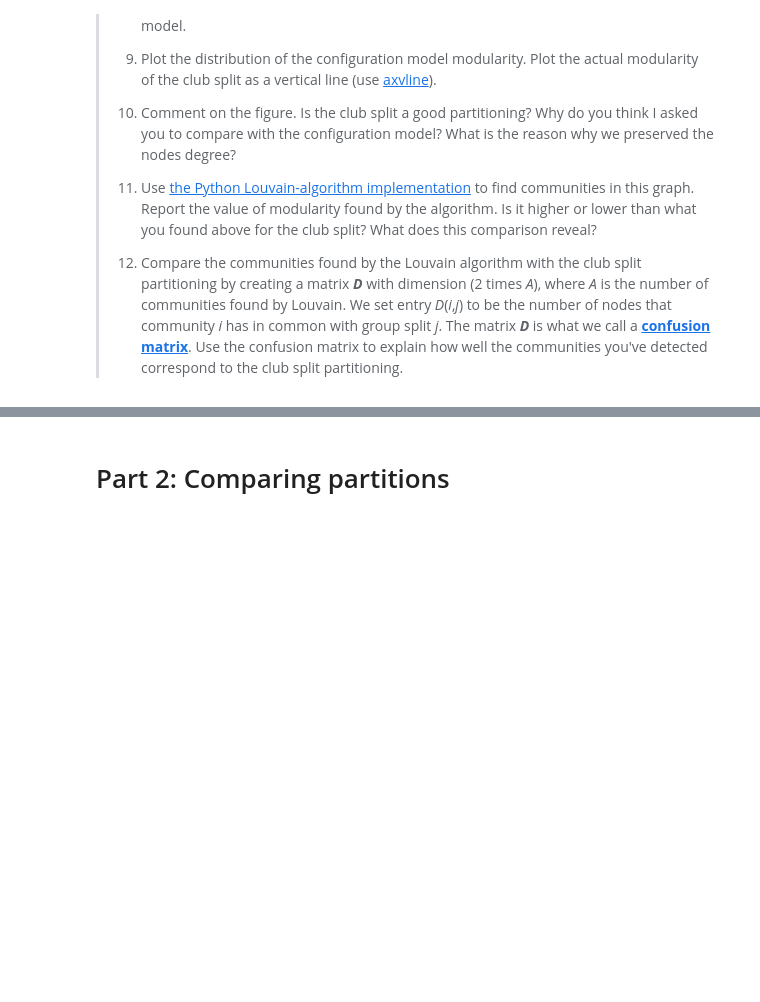
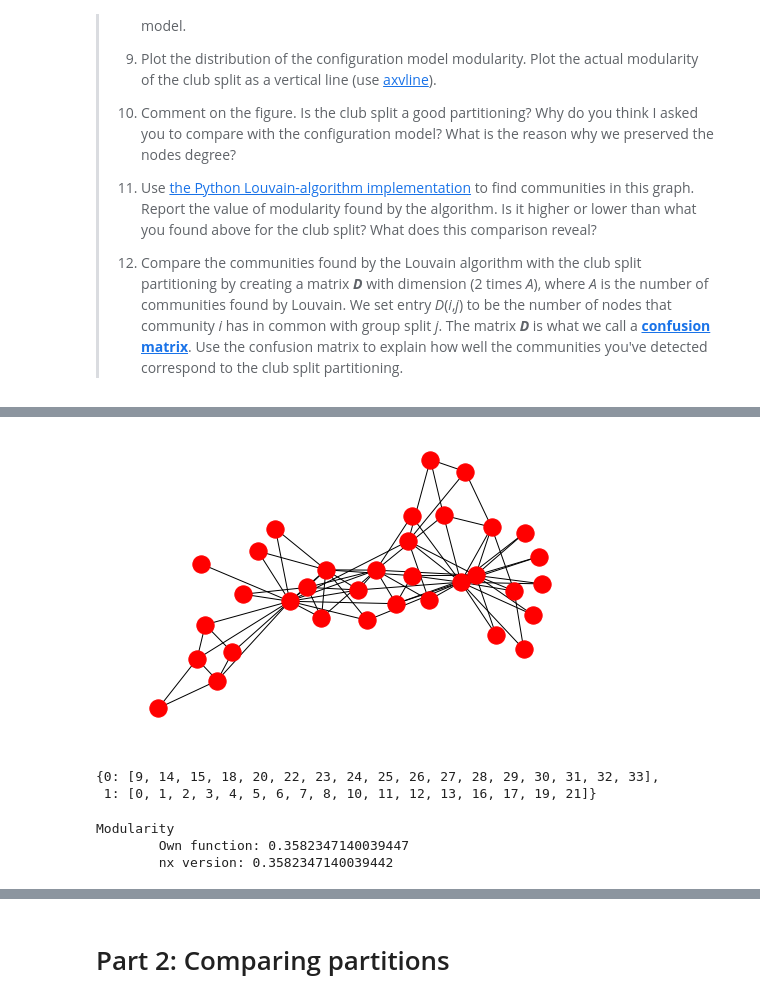
Before and after one commit to s183910/comsocsci2021, a Jupyter notebook: lectures/Week8.ipynb, the cells around one changed output, grey strips where cells are left out. Cells and saved outputs as stored; diff of their text form; code cells hidden in the pictures; blank space fills up the shorter version.

```diff
--- a/lectures/Week8.ipynb
+++ b/lectures/Week8.ipynb
@@ -46,3 +46,61 @@ _Exercise 1: Zachary's karate club_: And now, the idea is to put a bit into prac
 > 12.  Compare the communities found by the Louvain algorithm with the club split partitioning by creating a matrix **_D_** with dimension (2 times _A_), where _A_ is the number of communities found by Louvain. We set entry _D_(_i_,_j_) to be the number of nodes that community _i_ has in common with group split _j_. The matrix **_D_** is what we call a [**confusion matrix**](https://en.wikipedia.org/wiki/Confusion_matrix). Use the confusion matrix to explain how well the communities you've detected correspond to the club split partitioning.
 # %% [markdown]
 <img src="https://github.com/lalessan/comsocsci2021/raw/master/files/karate.png" alt="Drawing" style="width: 800px;"/>
+# %%
+import matplotlib.pyplot as plt
+import networkx as nx
+import netwulf as nw
+
+G = nx.karate_club_graph()
+# %%
+# set club as group variable
+G_viz = G.copy()
+for k, v in G_viz.nodes(data=True):
+    v['group'] = v['club']; del v['club']
+# nw.visualize(G_viz)
+nx.draw(G_viz)
+# %% [output]
+[figure, added]
+# %%
+def get_partition(graph):
+    # gets partition from node attribute, partion in the form {group:nodes}
+    L = list(dict(graph.nodes(data=True)).values())
+    groups = [dict(s) for s in set(frozenset(d.items()) for d in L)]
+    partition = {i:[] for i in range(len(groups))}
+    for node, group in dict(G.nodes(data=True)).items():
+        partition[groups.index(group)].append(node)
+    return partition
+
+def convert_partition(partition):
+    # convert partition format of nx to fit modularity function
+    keys = set(partition.values())
+    p = {k:[] for k in keys}
+    for key, value in partition.items():
+        p[value].append(key)
+    return p
+
+def modularity(graph, partition = None, convert = False):
+    partition = convert_partition(partition) if convert else (partition if partition is not None else {})
+
+#     print(partition)
+    L = len(graph.edges) # number of links/edges in the entire graph
+    M = 0
+    for c in range(len(partition)):
+        g = graph.subgraph(partition[c])
+        kc = sum([graph.degree[node] for node in g.nodes]) # total sum of degrees for nodes in the partition
+        Lc = len(g.edges) # number of links/edges in the subgraph
+        M += Lc/L-(kc/(2*L))**2
+    return M
+
+get_partition(G)
+# %% [output]
+{0: [9, 14, 15, 18, 20, 22, 23, 24, 25, 26, 27, 28, 29, 30, 31, 32, 33],
+ 1: [0, 1, 2, 3, 4, 5, 6, 7, 8, 10, 11, 12, 13, 16, 17, 19, 21]}
+# %%
+print("Modularity")
+print(f"\tOwn function: {modularity(G, get_partition(G))}")
+print(f"\tnx version: {nx.algorithms.community.quality.modularity(G, get_partition(G).values())}")
+# %% [output]
+Modularity
+        Own function: 0.3582347140039447
+        nx version: 0.3582347140039442
```
Also changed, not shown: parts of 7 cells of this notebook.
